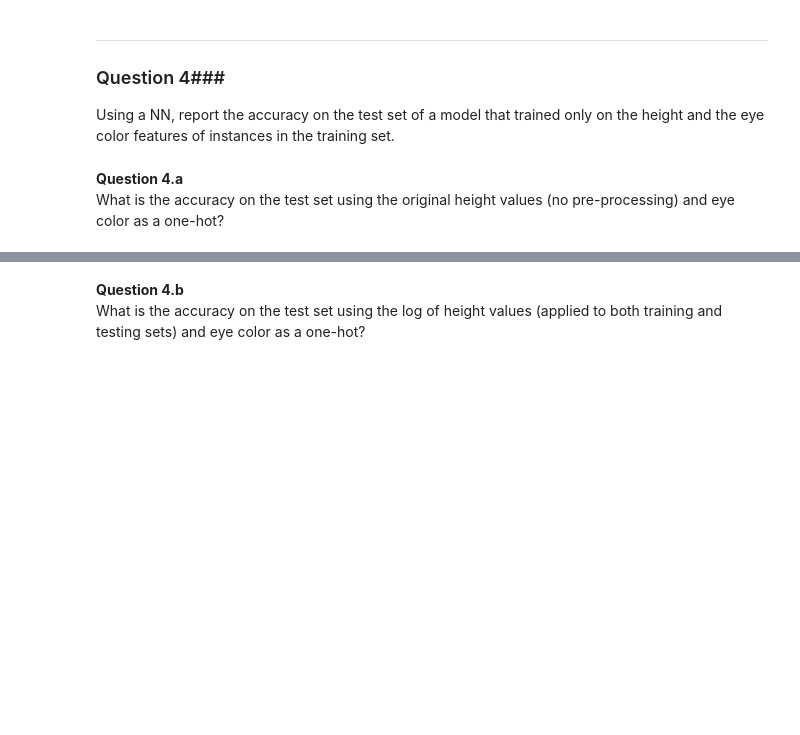
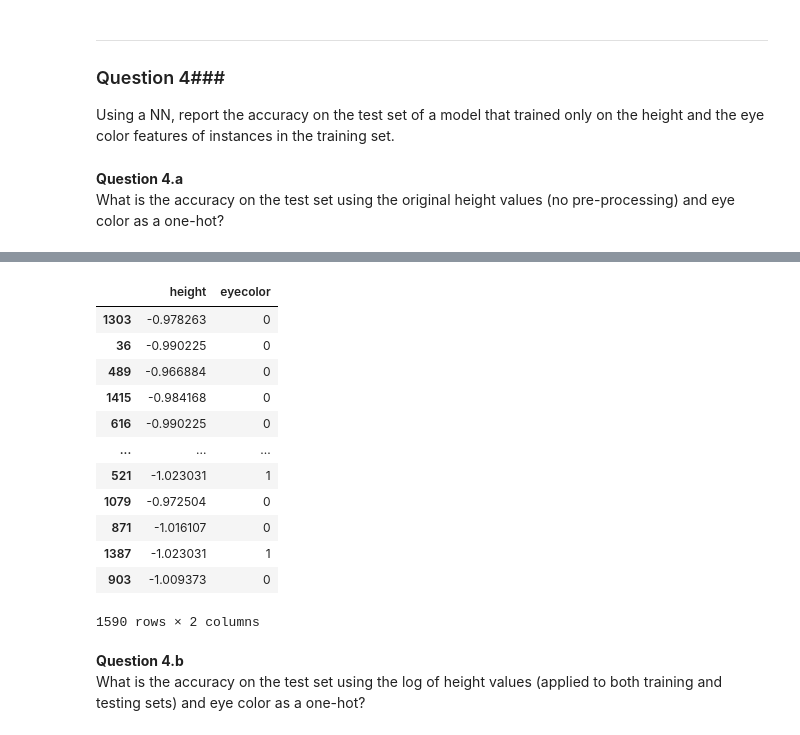
Before and after one commit to Yan-Lihui/ucb, a Jupyter notebook: “““Lab_3_Neural_Networks”的副本”的副本”的副本.ipynb, the cells around one changed output, grey strips where cells are left out. Cells and saved outputs as stored; diff of their text form; code cells hidden in the pictures; blank space fills up the shorter version.

```diff
--- a/“““Lab_3_Neural_Networks”的副本”的副本”的副本.ipynb
+++ b/“““Lab_3_Neural_Networks”的副本”的副本”的副本.ipynb
@@ -298,8 +298,11 @@ x_train=X.iloc[:,:]
 y_train=np.array(df_gender_train_)
 y_test=np.array(df_gender_test_)
 x_test=X_01.iloc[:,:]
+x_train['height']=np.log(x_train['height'])
+x_test['height']=np.log(x_test['height'])
 clf2.fit(x_train,y_train)
 y_pred_train=clf2.predict(x_train)
 y_pred_test=clf2.predict(x_test)
 print('testing accuracy:',accuracy_score(y_test,y_pred_test))
+X
 # %% [output]
@@ -307,3 +326,16 @@ ValueError: ignored
+|  | height | eyecolor |
+| 1303 | -0.978263 | 0 |
+| 36 | -0.990225 | 0 |
+| 489 | -0.966884 | 0 |
+| 1415 | -0.984168 | 0 |
+| 616 | -0.990225 | 0 |
+| ... | ... | ... |
+| 521 | -1.023031 | 1 |
+| 1079 | -0.972504 | 0 |
+| 871 | -1.016107 | 0 |
+| 1387 | -1.023031 | 1 |
+| 903 | -1.009373 | 0 |
+1590 rows × 2 columns
 # %% [markdown]
 **Question 4.b**
 What is the accuracy on the test set using the log of height values (applied to both training and testing sets) and eye color as a one-hot?
```
Also changed, not shown: parts of 3 cells of this notebook.
